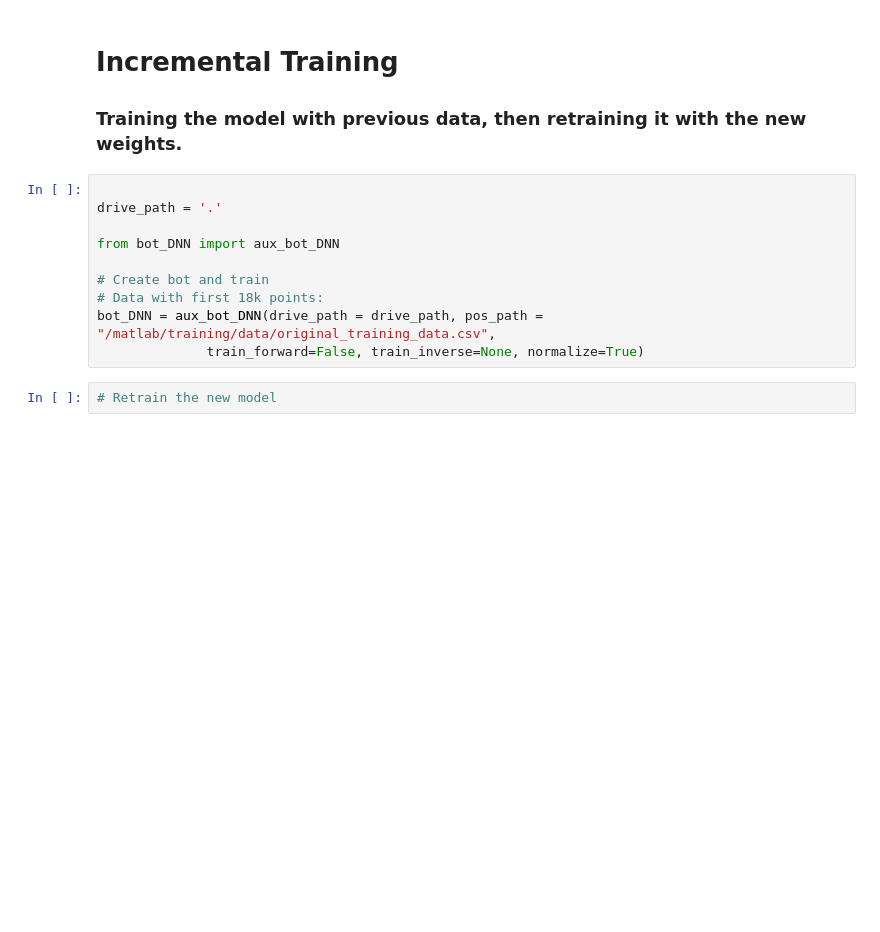
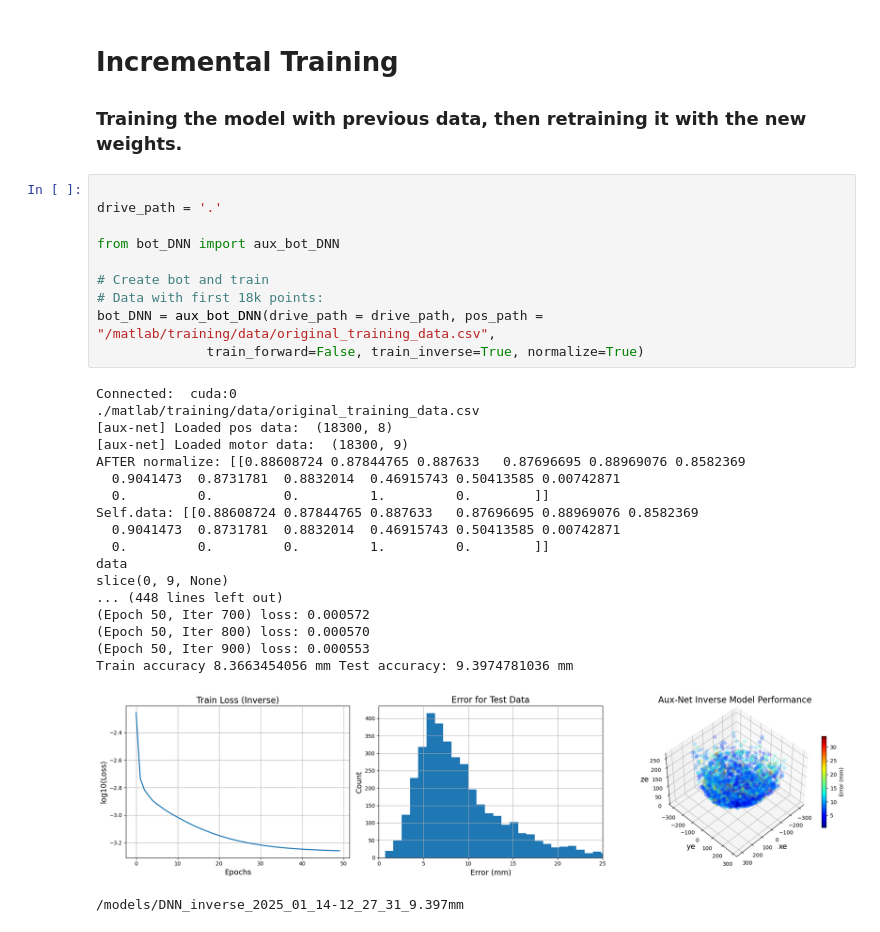
Before and after one commit to KubaSrc/trunc, a Jupyter notebook: train_bot.ipynb, the cells around one changed output. Saved outputs shown, nothing was run; the diff lists cells and outputs as text; blank space fills up the shorter version.

Commit message:
Comparing 2 models
Latest model is the data with weights and the second to last model is the data with weights set to 0.

```diff
--- a/train_bot.ipynb
+++ b/train_bot.ipynb
@@ -104,12 +104,30 @@ Train accuracy 10.0360183716 mm Test accuracy: 11.6610231400 mm
 # %%
 
 drive_path = '.'
 
 from bot_DNN import aux_bot_DNN
 
 # Create bot and train
 # Data with first 18k points:
 bot_DNN = aux_bot_DNN(drive_path = drive_path, pos_path = "/matlab/training/data/original_training_data.csv",
-              train_forward=False, train_inverse=None, normalize=True)
+              train_forward=False, train_inverse=True, normalize=True)
+# %% [output]
+Connected:  cuda:0
+./matlab/training/data/original_training_data.csv
+[aux-net] Loaded pos data:  (18300, 8)
+[aux-net] Loaded motor data:  (18300, 9)
+AFTER normalize: [[0.88608724 0.87844765 0.887633   0.87696695 0.88969076 0.8582369
+  0.9041473  0.8731781  0.8832014  0.46915743 0.50413585 0.00742871
+  0.         0.         0.         1.         0.        ]]
+Self.data: [[0.88608724 0.87844765 0.887633   0.87696695 0.88969076 0.8582369
+  0.9041473  0.8731781  0.8832014  0.46915743 0.50413585 0.00742871
+  0.         0.         0.         1.         0.        ]]
+data
+slice(0, 9, None)
+... (448 lines left out)
+(Epoch 50, Iter 700) loss: 0.000572
+(Epoch 50, Iter 800) loss: 0.000570
+(Epoch 50, Iter 900) loss: 0.000553
+Train accuracy 8.3663454056 mm Test accuracy: 9.3974781036 mm
+[figure, added]
+/models/DNN_inverse_2025_01_14-12_27_31_9.397mm
-# %%
-# Retrain the new model
```
Also changed, not shown: parts of 1 cell of this notebook, 27 other files.
